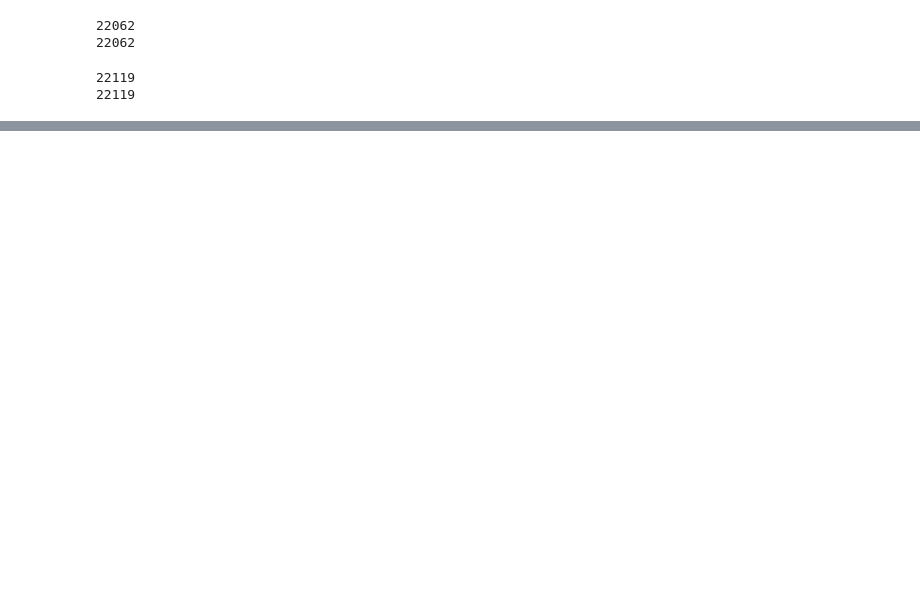
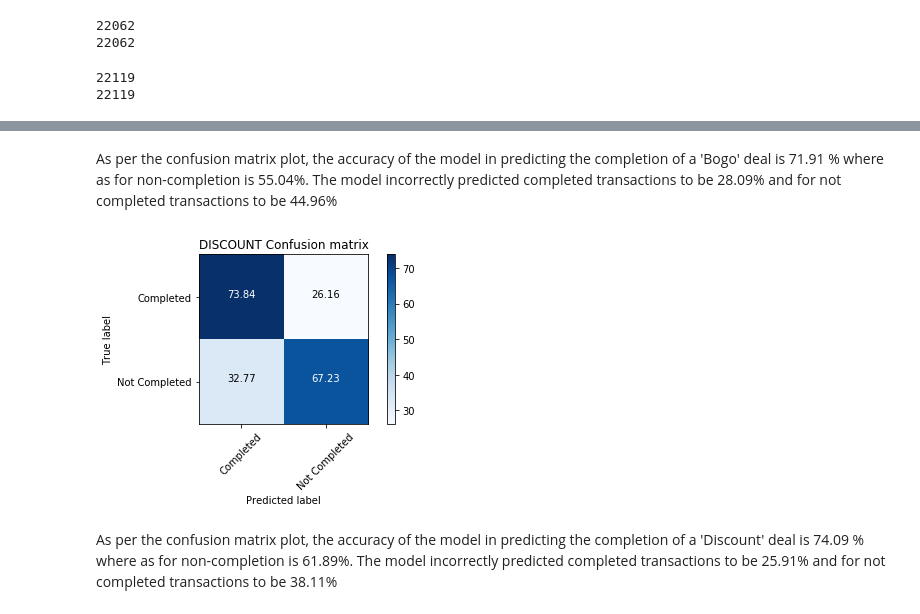
Before and after one commit to ramaiyer10990/Data-Scientist-Capstone-Project---Starbucks---Udacity-Data-Scientist-Naodegree-Program, a Jupyter notebook: Starbucks_Capstone_notebook.ipynb, the cells around one changed output, grey strips where cells are left out. Saved outputs shown, nothing was run; the diff lists cells and outputs as text; code cells hidden in the pictures; blank space fills up the shorter version.

```diff
--- a/Starbucks_Capstone_notebook.ipynb
+++ b/Starbucks_Capstone_notebook.ipynb
@@ -903,0 +856,17 @@ informational.to_csv(r'./informational_csv.csv', index = False)
+# %% [markdown]
+As per the confusion matrix plot, the accuracy of the model in predicting the completion of a 'Bogo' deal is 71.91 % where as for non-completion is 55.04%.
+The model incorrectly predicted completed transactions to be 28.09% and for not completed transactions to be 44.96%
+# %%
+y_true = tle.inverse_transform(y_test_d)
+y_pred = tle.inverse_transform(y_pred_d)
+labels = tle.classes_
+cnf_matrix = confusion_matrix(y_true, y_pred,labels=labels)
+
+# Plot confusion matrix
+plot_confusion_matrix(cnf_matrix, classes=labels,
+                      title='DISCOUNT Confusion matrix')
+# %% [output]
+[figure, added]
+# %% [markdown]
+As per the confusion matrix plot, the accuracy of the model in predicting the completion of a 'Discount' deal is 74.09 % where as for non-completion is 61.89%.
+The model incorrectly predicted completed transactions to be 25.91% and for not completed transactions to be 38.11%
```
Also changed, not shown: parts of 76 cells of this notebook, 7 other files.
